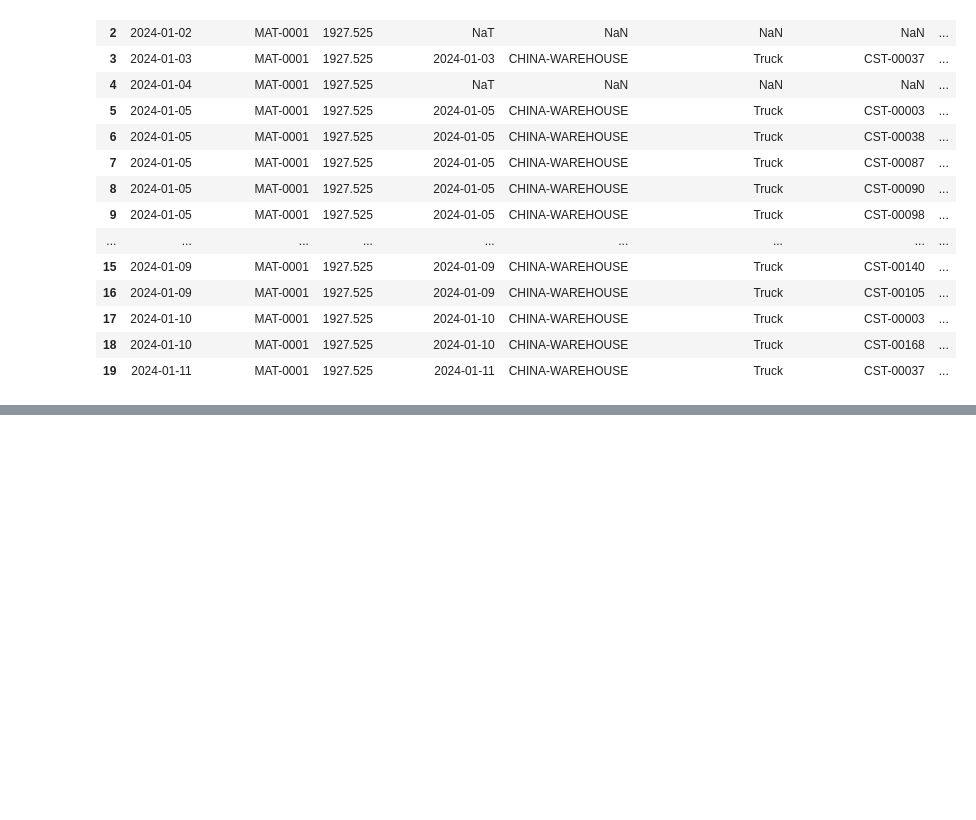
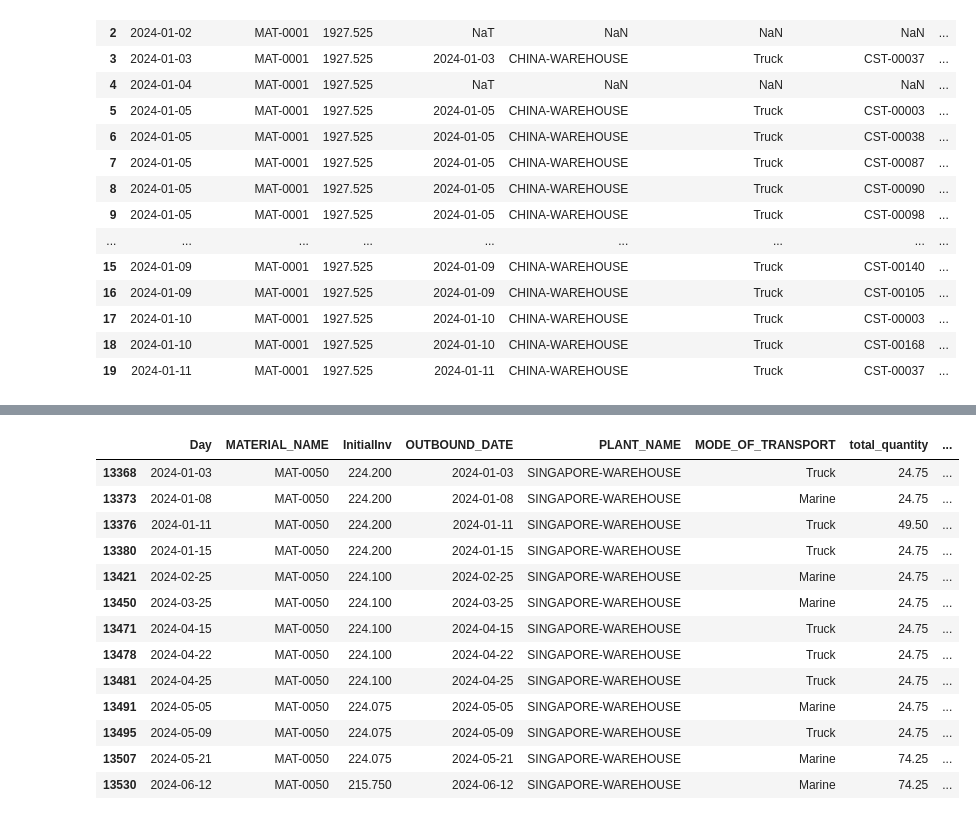
Before and after one commit to peter-parit/em-hackathon-notebooks, a Jupyter notebook: Notebooks/data-peter.ipynb, the cells around one changed output, grey strips where cells are left out. Cells and saved outputs as stored; diff of their text form; code cells hidden in the pictures; blank space fills up the shorter version.

```diff
--- a/Notebooks/data-peter.ipynb
+++ b/Notebooks/data-peter.ipynb
@@ -341,3 +394,10 @@ daily_inv_merge.head(20)
 | 17 | 2024-01-10 | MAT-0001 | 1927.525 | 2024-01-10 | CHINA-WAREHOUSE | Truck | CST-00003 | ... |
 | 18 | 2024-01-10 | MAT-0001 | 1927.525 | 2024-01-10 | CHINA-WAREHOUSE | Truck | CST-00168 | ... |
 | 19 | 2024-01-11 | MAT-0001 | 1927.525 | 2024-01-11 | CHINA-WAREHOUSE | Truck | CST-00037 | ... |
+# %%
+# Convert Day and OUTBOUND_DATE to datetime
+daily_inv_merge['Day'] = pd.to_datetime(daily_inv_merge['Day'])
+
+# Drop the CUSTOMER_NUMBER column
+daily_inv_merge.drop(columns=['CUSTOMER_NUMBER'], inplace=True)
+daily_inv_merge.head()
@@ -343,0 +411,2 @@ daily_inv_merge.head(20)
+# %%
+daily_inv_merge['OUTBOUND_DATE'] = pd.to_datetime(daily_inv_merge['OUTBOUND_DATE'], errors='coerce')
@@ -343,0 +422,30 @@ daily_inv_merge.head(20)
+# %%
+daily_inv_merge = daily_inv_merge.sort_values(by=['MATERIAL_NAME', 'PLANT_NAME', 'Day'])
+
+def calc_adjusted_inv(group):
+    group = group.copy()
+    group['AdjustedInv'] = group['InitialInv'].iloc[0] + group['total_quantity'].cumsum()
+    return group
+
+# Group by both material and warehouse
+daily_inv_merge = daily_inv_merge.groupby(['MATERIAL_NAME', 'PLANT_NAME'], group_keys=False).apply(calc_adjusted_inv)
+# %%
+daily_inv_merge[(
+    daily_inv_merge['MATERIAL_NAME'] == 'MAT-0050'
+    ) & (daily_inv_merge['PLANT_NAME'] == 'SINGAPORE-WAREHOUSE'
+)]
+# %% [output]
+|  | Day | MATERIAL_NAME | InitialInv | OUTBOUND_DATE | PLANT_NAME | MODE_OF_TRANSPORT | total_quantity | ... |
+| 13368 | 2024-01-03 | MAT-0050 | 224.200 | 2024-01-03 | SINGAPORE-WAREHOUSE | Truck | 24.75 | ... |
+| 13373 | 2024-01-08 | MAT-0050 | 224.200 | 2024-01-08 | SINGAPORE-WAREHOUSE | Marine | 24.75 | ... |
+| 13376 | 2024-01-11 | MAT-0050 | 224.200 | 2024-01-11 | SINGAPORE-WAREHOUSE | Truck | 49.50 | ... |
+| 13380 | 2024-01-15 | MAT-0050 | 224.200 | 2024-01-15 | SINGAPORE-WAREHOUSE | Truck | 24.75 | ... |
+| 13421 | 2024-02-25 | MAT-0050 | 224.100 | 2024-02-25 | SINGAPORE-WAREHOUSE | Marine | 24.75 | ... |
+| 13450 | 2024-03-25 | MAT-0050 | 224.100 | 2024-03-25 | SINGAPORE-WAREHOUSE | Marine | 24.75 | ... |
+| 13471 | 2024-04-15 | MAT-0050 | 224.100 | 2024-04-15 | SINGAPORE-WAREHOUSE | Truck | 24.75 | ... |
+| 13478 | 2024-04-22 | MAT-0050 | 224.100 | 2024-04-22 | SINGAPORE-WAREHOUSE | Truck | 24.75 | ... |
+| 13481 | 2024-04-25 | MAT-0050 | 224.100 | 2024-04-25 | SINGAPORE-WAREHOUSE | Truck | 24.75 | ... |
+| 13491 | 2024-05-05 | MAT-0050 | 224.075 | 2024-05-05 | SINGAPORE-WAREHOUSE | Marine | 24.75 | ... |
+| 13495 | 2024-05-09 | MAT-0050 | 224.075 | 2024-05-09 | SINGAPORE-WAREHOUSE | Truck | 24.75 | ... |
+| 13507 | 2024-05-21 | MAT-0050 | 224.075 | 2024-05-21 | SINGAPORE-WAREHOUSE | Marine | 74.25 | ... |
+| 13530 | 2024-06-12 | MAT-0050 | 215.750 | 2024-06-12 | SINGAPORE-WAREHOUSE | Marine | 74.25 | ... |
```
Also changed, not shown: parts of 10 cells of this notebook, 1 other file.
